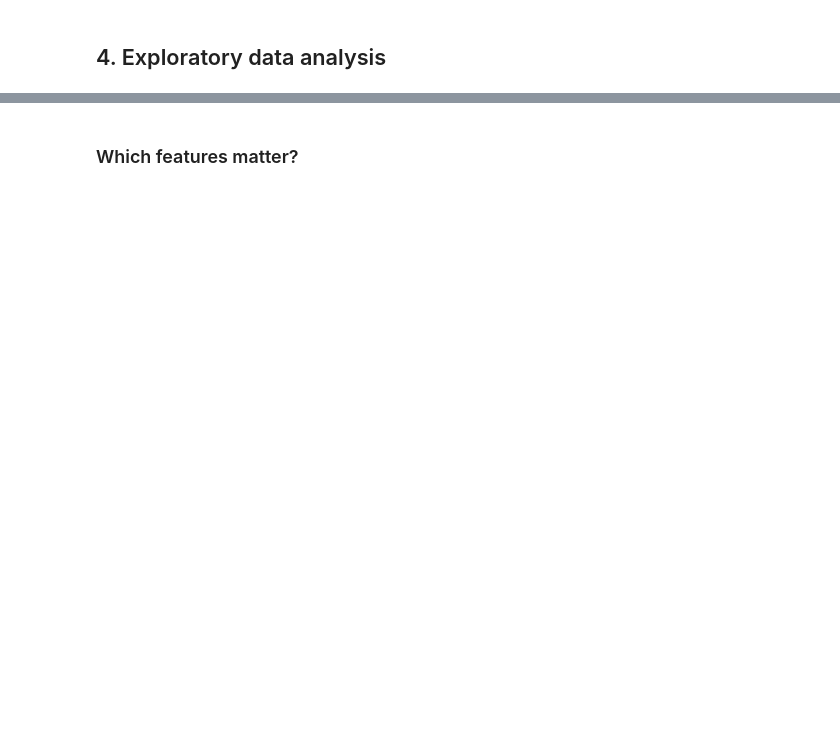
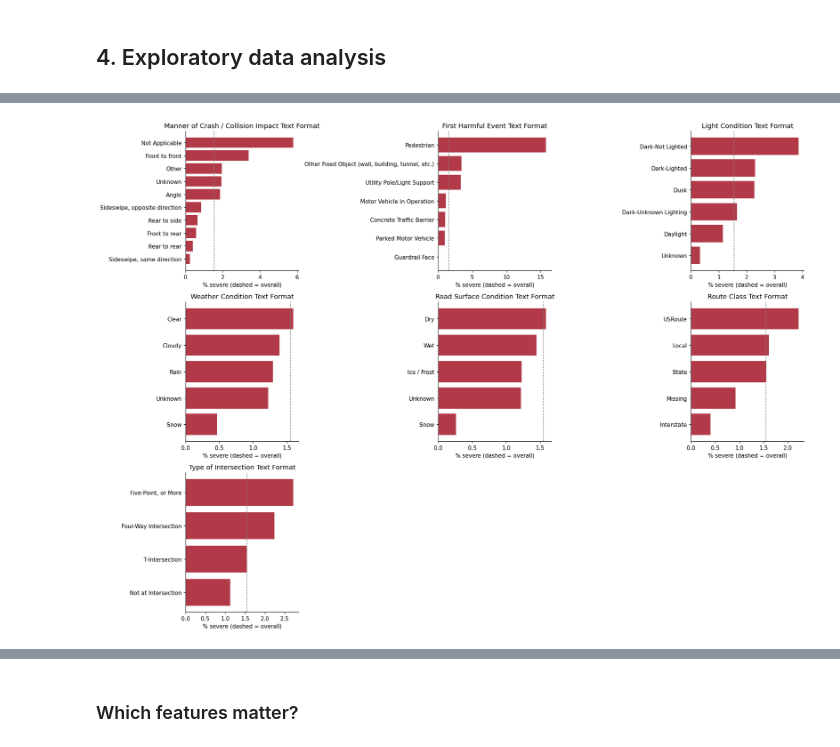
Before and after one commit to SeanSalafia/CT-Car-Crash-ML-Project, a Jupyter notebook: fairfield_crash_severity.ipynb, the cells around one changed output, grey strips where cells are left out. Cells and saved outputs as stored; diff of their text form; code cells hidden in the pictures; blank space fills up the shorter version.

```diff
--- a/fairfield_crash_severity.ipynb
+++ b/fairfield_crash_severity.ipynb
@@ -189,7 +138,6 @@ print("\nUnparsed severity values:", df.loc[df.kabco.isna(), "severity"].value_c
 
 steps = {"after duplicates": len(df)}
 df = df[df.dt.notna()];                         steps["valid date"] = len(df)
-df = df[df.dt.dt.year >= START_YEAR];           steps[f">= {START_YEAR}"] = len(df)
-df = df[df.town.isin(FAIRFIELD_COUNTY_TOWNS)];  steps["Fairfield County"] = len(df)
+df = df[df.town.isin(TOWNS)];                   steps["Bridgeport"] = len(df)
 df = df[df.kabco.notna()];                      steps["severity known"] = len(df)
 print(pd.Series(steps).to_frame("rows remaining"))
@@ -196,8 +162,8 @@ print(pd.Series(steps).to_frame("rows remaining"))
 # %%
-# Coordinates: keep only points inside a Fairfield County bounding box
+# Coordinates: keep only points inside a Bridgeport-area bounding box
 df["lat"] = pd.to_numeric(df.lat, errors="coerce")
 df["lon"] = pd.to_numeric(df.lon, errors="coerce")
-bad_xy = ~(df.lat.between(40.9, 41.7) & df.lon.between(-73.8, -73.0))
+bad_xy = ~(df.lat.between(41.10, 41.25) & df.lon.between(-73.27, -73.12))
 df.loc[bad_xy, ["lat", "lon"]] = np.nan
 print(f"Missing/invalid coordinates: {df.lat.isna().mean():.1%}")
 
@@ -211,6 +177,8 @@ df["hour"] = df.dt.dt.hour
 df["dow"] = df.dt.dt.dayofweek      # 0 = Monday
 df["month"] = df.dt.dt.month
 
+df["Number Of Non-Motorist"] = df["Number Of Non-Motorist"].fillna(0)
+
 # Categorical features: consistent text, missing -> "Missing"
 for c in CAT_FEATURES:
     df[c] = df[c].fillna("Missing").astype(str).str.strip()
@@ -237,13 +219,16 @@ plt.tight_layout(); plt.show()
 # %%
 # Severe-crash rate by condition (categories with at least 200 crashes)
-fig, axes = plt.subplots(2, 3, figsize=(16, 8))
+fig, axes = plt.subplots(3, 3, figsize=(18, 13))
 for ax, col in zip(axes.ravel(), CAT_FEATURES):
     g = df.groupby(col).severe.agg(["size", "mean"])
     g = g[g["size"] >= 200].sort_values("mean")
     ax.barh(g.index, g["mean"] * 100, color="#b23a48")
     ax.axvline(df.severe.mean() * 100, ls="--", c="grey", lw=1)
     ax.set_title(col); ax.set_xlabel("% severe (dashed = overall)")
+for ax in axes.ravel()[len(CAT_FEATURES):]: ax.axis("off")
 plt.tight_layout(); plt.show()
+# %% [output]
+[figure, added]
 # %%
 geo = df.dropna(subset=["lat", "lon"]).copy()
 fig, ax = plt.subplots(figsize=(8, 7))
```
Also changed, not shown: parts of 20 cells of this notebook, 3 other files.
